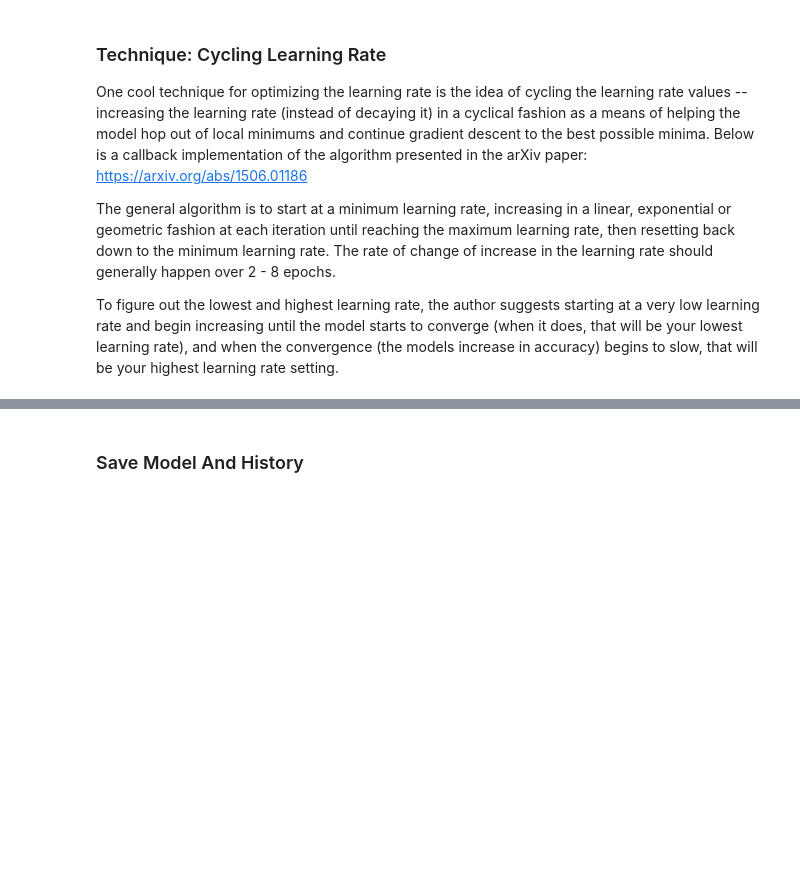
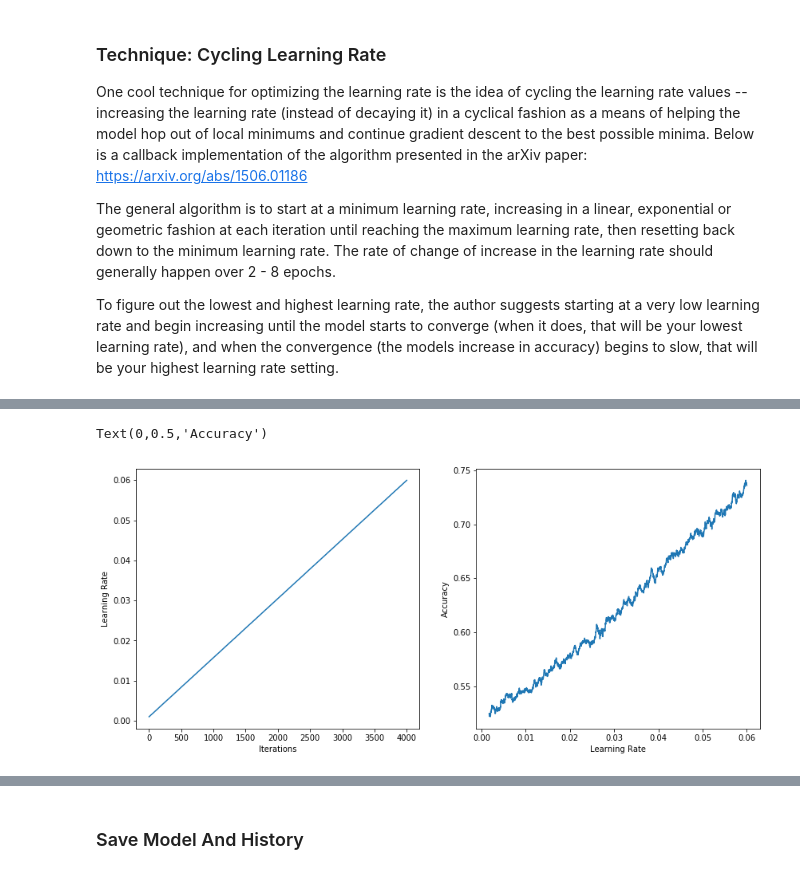
Before and after one commit to JoshZastrow/CIFAR10, a Jupyter notebook: Image Recognition.ipynb, the cells around one changed output, grey strips where cells are left out. Drawn from its saved outputs; the diff is of its cells as text; code cells hidden in the pictures; blank space fills up the shorter version.

```diff
--- a/Image Recognition.ipynb
+++ b/Image Recognition.ipynb
@@ -442,13 +440,13 @@ from CustomCallback import CyclicLR
 
 # parameter settings
 num_train = x_train.shape[0]
-num_epochs = 10
+num_epochs = 50
 batch_size = 500
 iters_per_epoch = num_train // batch_size
 
 # Learning rate Scheduler -- space out the increasing LR to match total iterations
-clr = CyclicLR(base_lr=0.005,
-               max_lr=0.01,
+clr = CyclicLR(base_lr=0.001,
+               max_lr=0.06,
                step_size=num_epochs * iters_per_epoch,
                mode='triangular')
 
@@ -467,7 +465,6 @@ test_datagen = data.flow(x_test, batch_size=batch_size)
 # Fit the model
 hist = lr_finder.fit_generator(train_datagen,
                                 epochs=num_epochs,
-                                validation_data=valid_datagen,,
-                                callback=[clr],
-                                shuffle=True,
-                                verbose=0)
+                                validation_data=valid_datagen,
+                                callbacks=[clr],
+                                shuffle=True)
@@ -477,7 +489,18 @@ len(hist.history['categorical_accuracy'])
 # %%
+# For smoothing out learning history
+def moving_average(a, n=50) :
+    ret = np.cumsum(a, dtype=float)
+    ret[n:] = ret[n:] - ret[:-n]
+    return ret[n - 1:] / n
 
 fig, ax = plt.subplots(1, 2, figsize=(14, 6))
-ax[0].plot(np.arange(len(clr['lr'])), clr['lr'])
-ax[0].set_xlabel('Iterations'), ax[0].set_ylabel('Learning Rate')
+ax[0].plot(clr.history['iterations'], clr.history['lr'])
+ax[0].set_xlabel('Iterations')
+ax[0].set_ylabel('Learning Rate')
 
-ax[1].plot(hist.history['categorical_accuracy'])
+ax[1].plot(clr.history['lr'][49:], moving_average(clr.history['categorical_accuracy']))
+ax[1].set_xlabel('Learning Rate')
+ax[1].set_ylabel('Accuracy')
+# %% [output]
+Text(0,0.5,'Accuracy')
+[figure, added]
```
Also changed, not shown: parts of 15 cells of this notebook.
